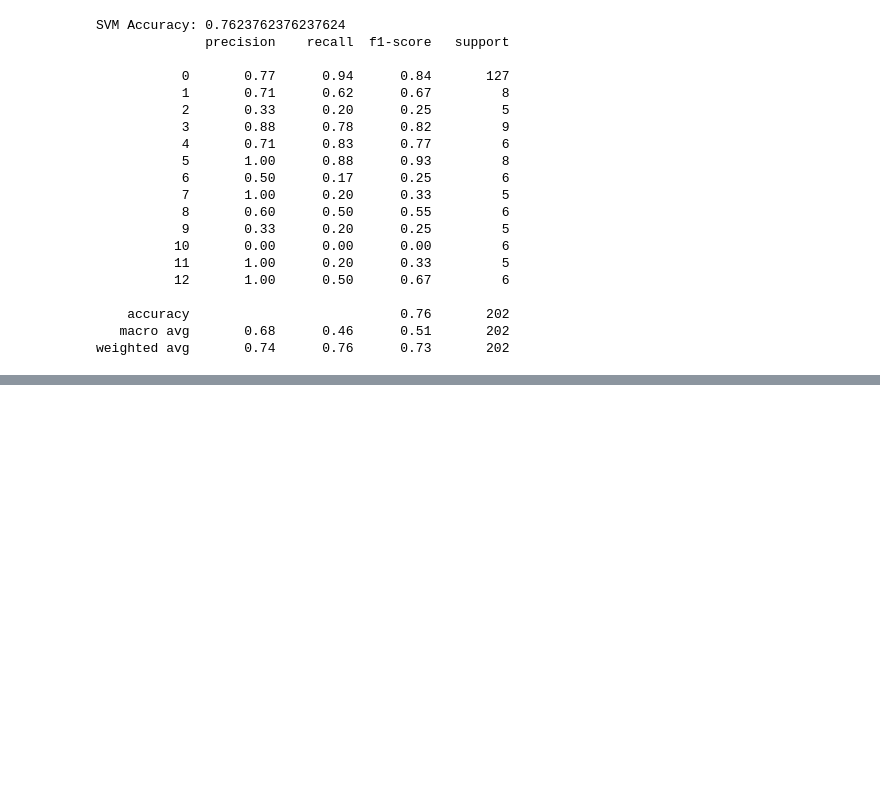
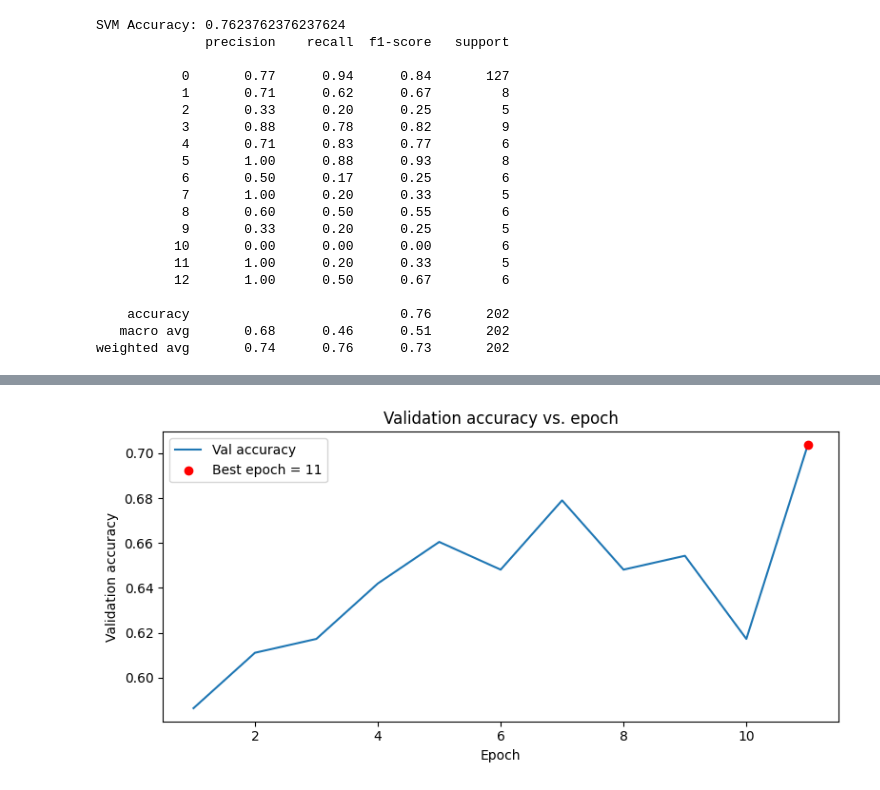
Before and after one commit to Celestino01/Cortex, a Jupyter notebook: EMG.ipynb, the cells around one changed output, grey strips where cells are left out. Saved outputs shown, nothing was run; the diff lists cells and outputs as text; code cells hidden in the pictures; blank space fills up the shorter version.

```diff
--- a/EMG.ipynb
+++ b/EMG.ipynb
@@ -240,0 +287,14 @@ CNN Accuracy: 0.7029703259468079
+# %%
+# Plot validation accuracy with best epoch highlighted
+plt.figure(figsize=(8, 4))
+plt.plot(range(1, len(val_acc) + 1), val_acc, label="Val accuracy")
+plt.scatter(best_epoch, best_val_acc, color="red", zorder=5,
+            label=f"Best epoch = {best_epoch}")
+plt.xlabel("Epoch")
+plt.ylabel("Validation accuracy")
+plt.title("Validation accuracy vs. epoch")
+plt.legend()
+plt.tight_layout()
+plt.show()
+# %% [output]
+[figure, added]
```
Also changed, not shown: parts of 7 cells of this notebook.
